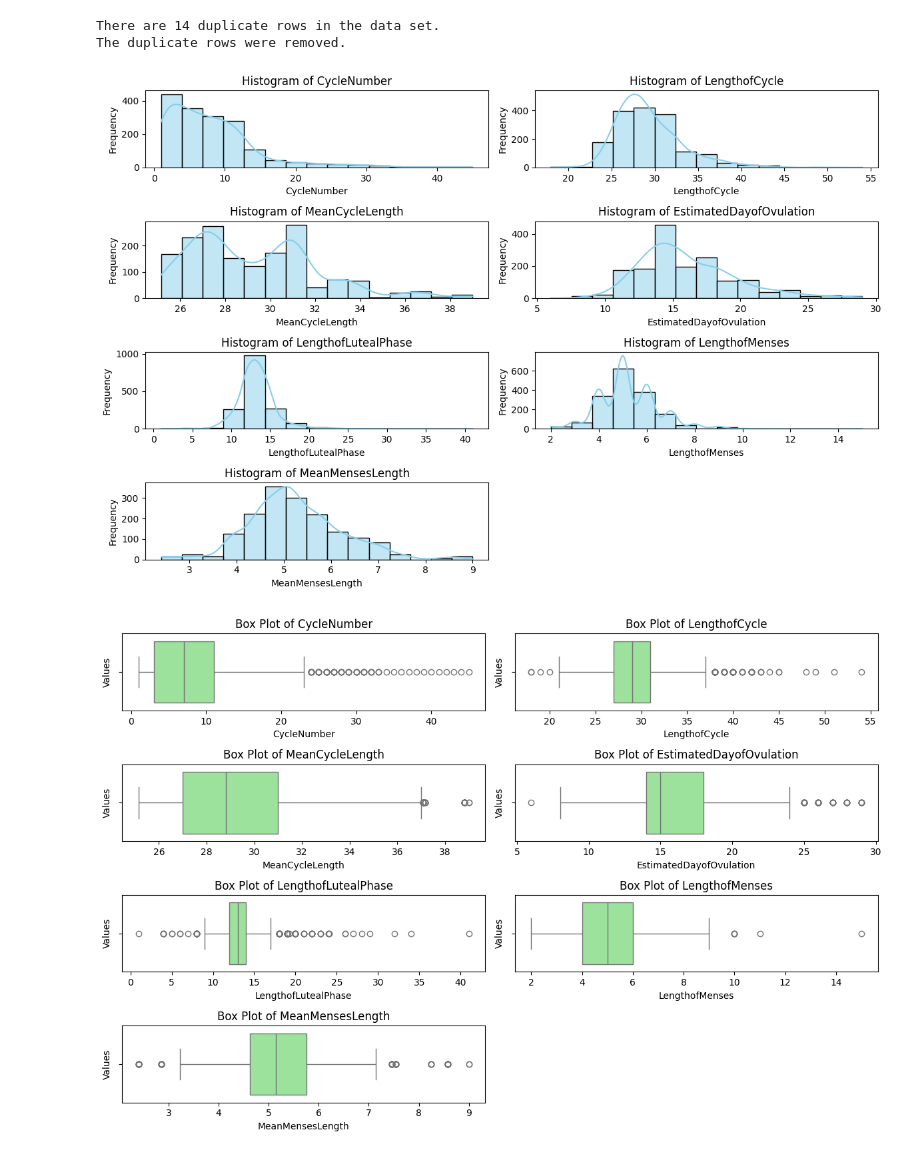
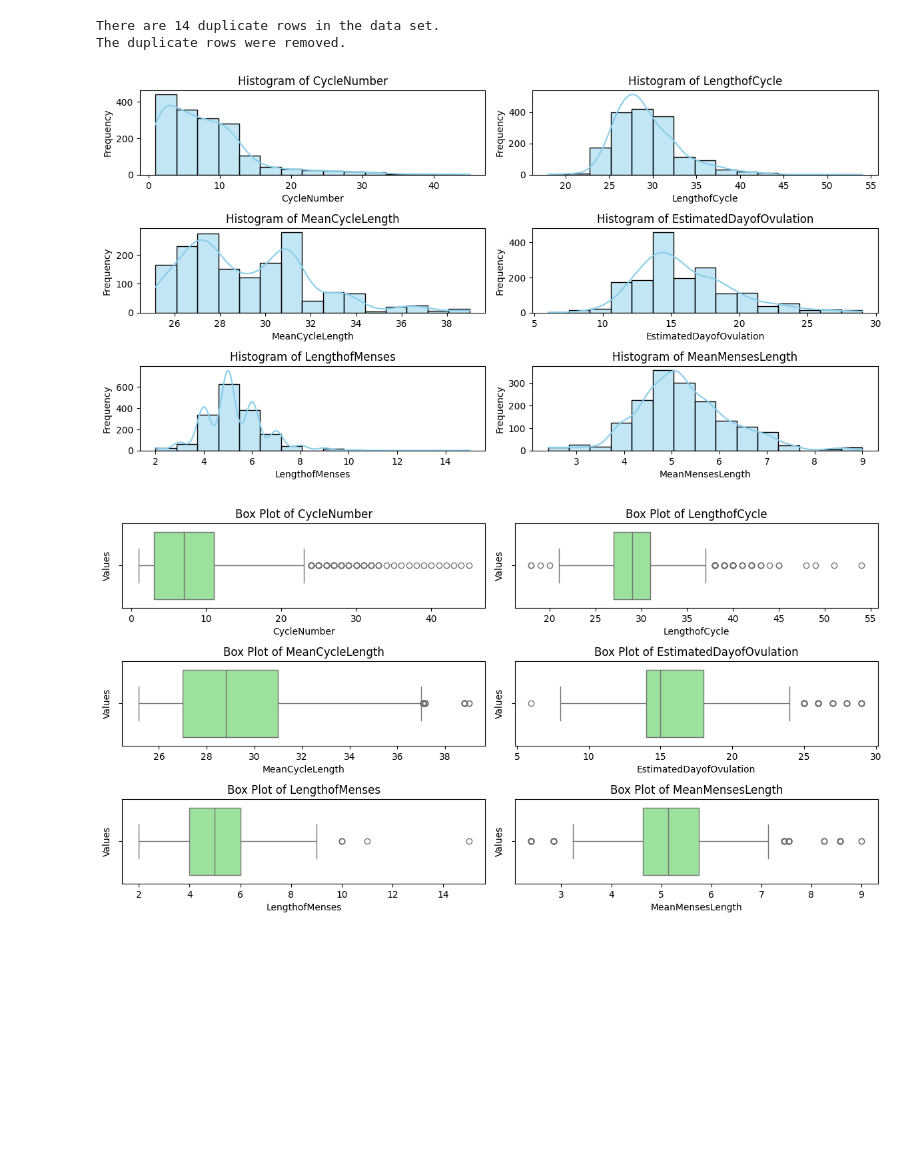
Before and after one commit to MithilaCoomaraswamy/DSGP, a Jupyter notebook: PeriodTrackerRandomForestWithPolynomialRegression.ipynb, the cells around one changed output. Cells and saved outputs as stored; diff of their text form; code cells hidden in the pictures; blank space fills up the shorter version.

```diff
--- a/PeriodTrackerRandomForestWithPolynomialRegression.ipynb
+++ b/PeriodTrackerRandomForestWithPolynomialRegression.ipynb
@@ -11,7 +11,5 @@ from sklearn.ensemble import RandomForestRegressor
 from sklearn.metrics import mean_squared_error, r2_score
 from sklearn.preprocessing import PolynomialFeatures
 # %%
-from google.colab import drive
-drive.mount('/content/drive')
-df = pd.read_csv('/content/drive/MyDrive/Colab Notebooks/PeriodData.csv')
+df = pd.read_csv('PeriodData.csv')
 np.random.seed(0)
@@ -300,25 +278,26 @@ There are 14 duplicate rows in the data set.
 The duplicate rows were removed.
 # %%
 df = df.drop(columns=['ClientID'])
+df = df.drop(columns=['LengthofLutealPhase'])
 # %%
 # Plot histograms
 columns_to_plot = ['CycleNumber', 'LengthofCycle', 'MeanCycleLength',
-       'EstimatedDayofOvulation', 'LengthofLutealPhase', 'LengthofMenses',
+       'EstimatedDayofOvulation', 'LengthofMenses',
        'MeanMensesLength']
 
 plt.figure(figsize=(12, 8))
 
 for i, column in enumerate(columns_to_plot, 1):
     plt.subplot(4, 2, i)
     sns.histplot(df[column], bins=15, kde=True, color='skyblue')
     plt.title(f'Histogram of {column}')
     plt.xlabel(column)
     plt.ylabel('Frequency')
 
 plt.tight_layout()
 plt.show()
 # %% [output]
-[figure, old version]
+[figure, new version]
 # %%
 # Draw box plots to check for outliers
 plt.figure(figsize=(12, 8))
@@ -334,7 +313,7 @@ plt.tight_layout()
 
 plt.show()
 # %% [output]
-[figure, old version]
+[figure, new version]
 # %%
 # Assuming df is your data and 'EstimatedDayofOvulation' is the target variable
 # Example: If you have a 'CycleNumber', treat it as a cyclical feature
```
Also changed, not shown: parts of 6 cells of this notebook.
